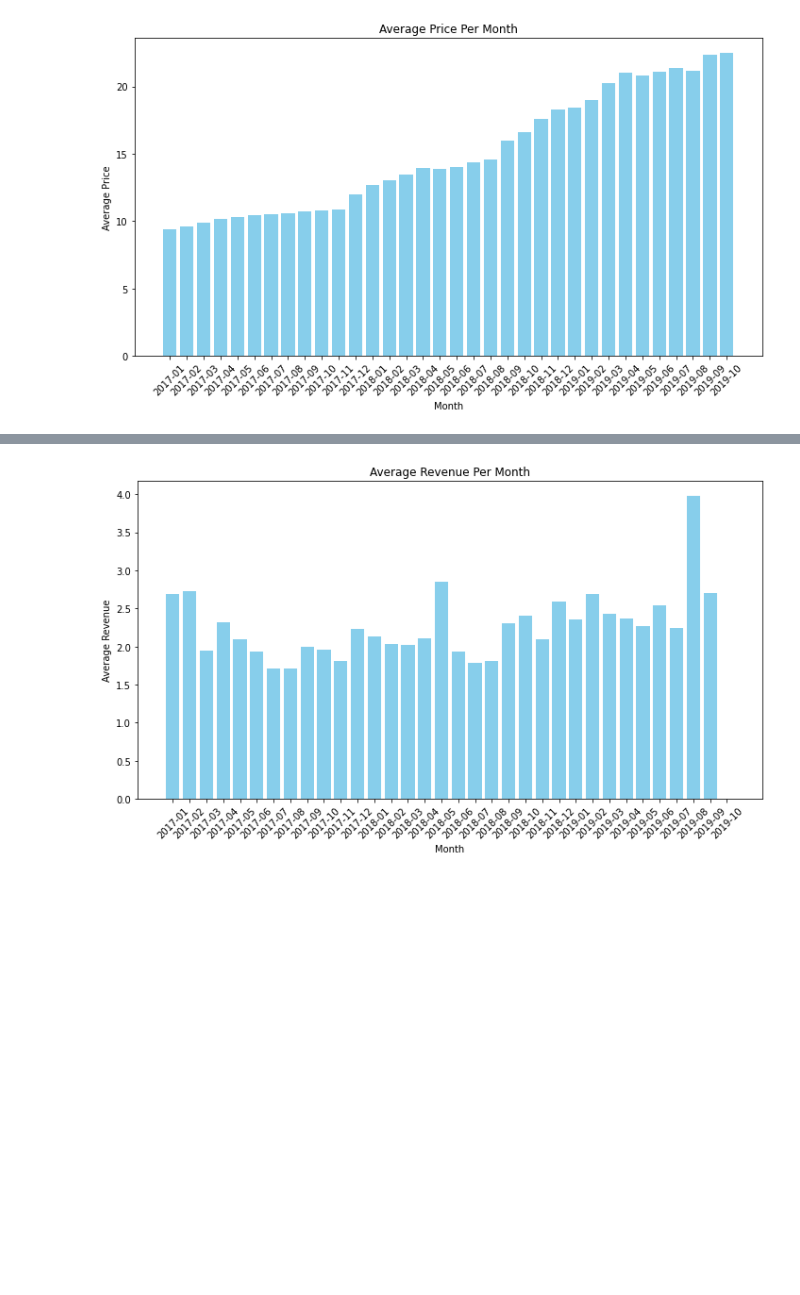
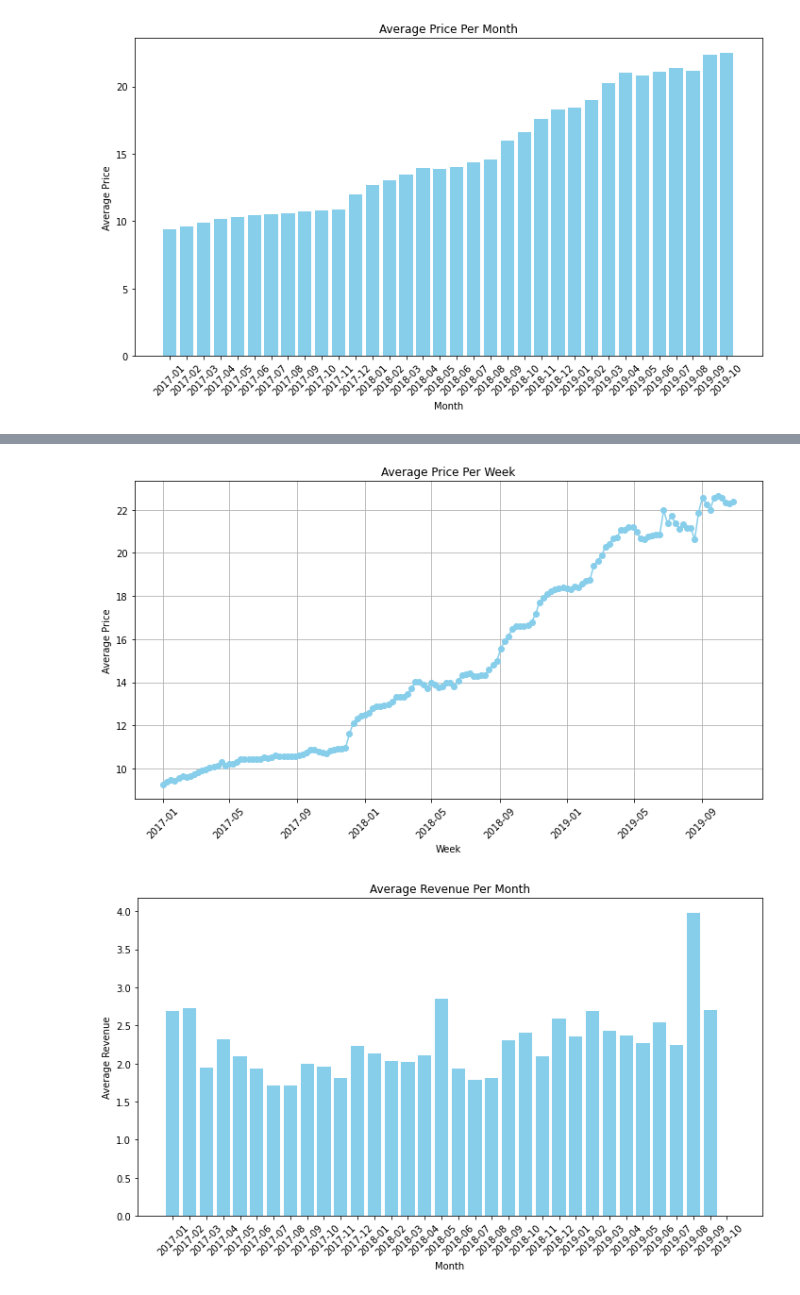
Before and after one commit to yurimfreitas/ProjectII, a Jupyter notebook: 3-DataProfiling.ipynb, the cells around one changed output, grey strips where cells are left out. Cells and saved outputs as stored; diff of their text form; code cells hidden in the pictures; blank space fills up the shorter version.

```diff
--- a/3-DataProfiling.ipynb
+++ b/3-DataProfiling.ipynb
@@ -141,3 +200,27 @@ plt.show()
+# %%
+# Group by week and aggregate prices
+df_weekly_sales = df_sales.groupby(df_sales['date'].dt.to_period('W')).agg({'price': 'mean'}).reset_index()
+
+# Rename columns if needed
+df_weekly_sales.columns = ['week', 'average_price']
+
+# Convert 'week' to datetime format for plotting
+df_weekly_sales['week'] = df_weekly_sales['week'].dt.to_timestamp()
+
+# Plotting the data
+plt.figure(figsize=(10, 6))
+plt.plot(df_weekly_sales['week'], df_weekly_sales['average_price'], marker='o', linestyle='-', color='skyblue')
+plt.title('Average Price Per Week')
+plt.xlabel('Week')
+plt.ylabel('Average Price')
+plt.xticks(rotation=45)
+plt.grid(True)
+plt.tight_layout()
+
+# Display the plot
+plt.show()
+# %% [output]
+[figure, added]
 # %%
 # Group by month and aggregate revenues
 df_monthly_sales = df_sales.groupby(df_sales['date'].dt.to_period('M')).agg({'revenue': 'mean'}).reset_index()
```
Also changed, not shown: parts of 2 cells of this notebook.
